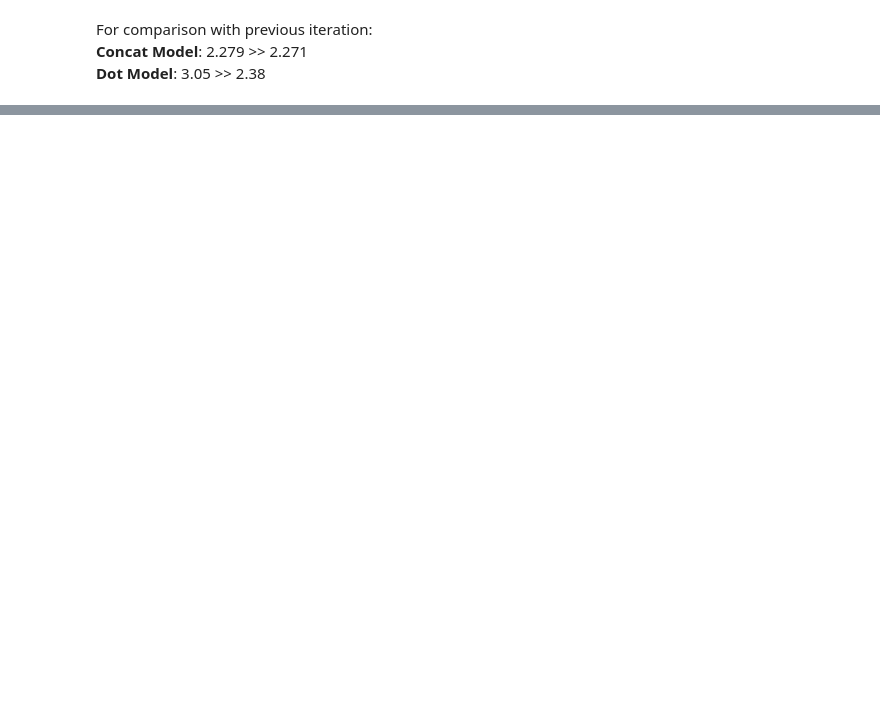
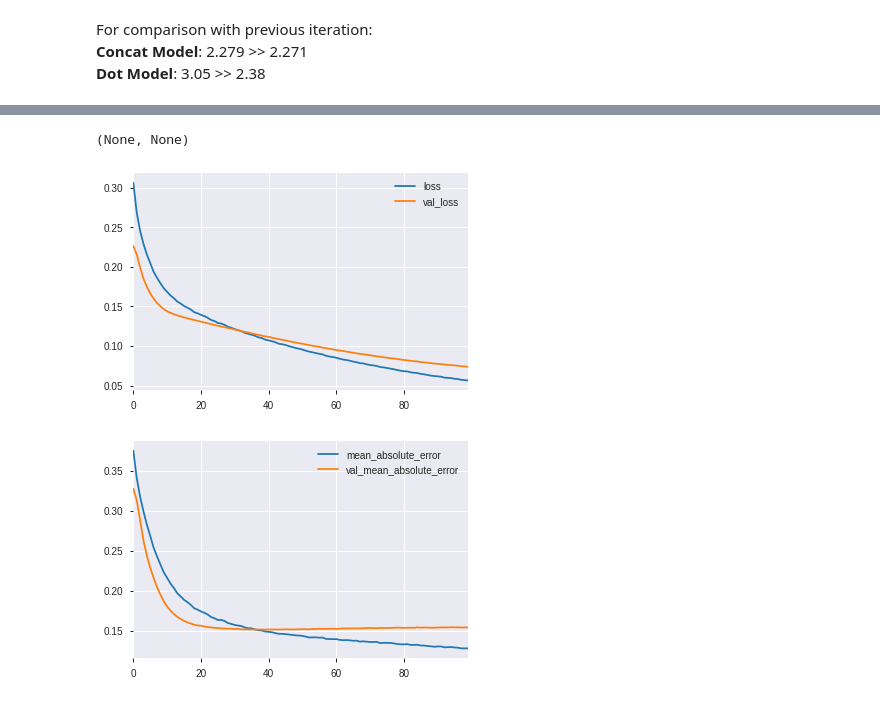
Before and after one commit to mjurkus/ai_bootcamp_14_rs, a Jupyter notebook: project.ipynb, the cells around one changed output, grey strips where cells are left out. Saved outputs shown, nothing was run; the diff lists cells and outputs as text; code cells hidden in the pictures; blank space fills up the shorter version.

```diff
--- a/project.ipynb
+++ b/project.ipynb
@@ -900,0 +1125,12 @@ __Dot Model__: 3.05 >> 2.38
+# %%
+n_platforms = 20
+# %%
+feature_concat_model = make_feature_concat_model(
+    n_users,
+    n_games,
+    n_platforms,
+    128,
+    layer_size=512,
+    dropout_rate=0.3,
+    regularization=(1e-8, 1e-4),
+)
@@ -900,0 +1157,31 @@ __Dot Model__: 3.05 >> 2.38
+# %%
+feature_concat_model.compile(
+    optimizer=keras.optimizers.Adam(3e-5),
+    loss=keras.losses.mse,
+    metrics=[keras.metrics.mae],
+)
+# %%
+PATIENCE = 5
+
+train_data_steps = len(feature_train_df) // BATCH_SIZE
+concat_feature_model_history2 = feature_concat_model.fit(
+    train_feature_dataset,
+    steps_per_epoch=train_data_steps,
+    validation_data=val_feature_dataset,
+    epochs=100,
+    callbacks=[
+        tf.keras.callbacks.ReduceLROnPlateau(factor=0.3, patience=PATIENCE),
+        tf.keras.callbacks.EarlyStopping(
+            patience=PATIENCE * 2, restore_best_weights=True
+        ),
+    ],
+    verbose=0,
+)
+# %%
+show_history(concat_feature_model_history2, "loss"), show_history(
+    concat_feature_model_history2, "err"
+)
+# %% [output]
+(None, None)
+[figure, added]
+[figure, added]
```
Also changed, not shown: parts of 53 cells of this notebook, 1 other file.
